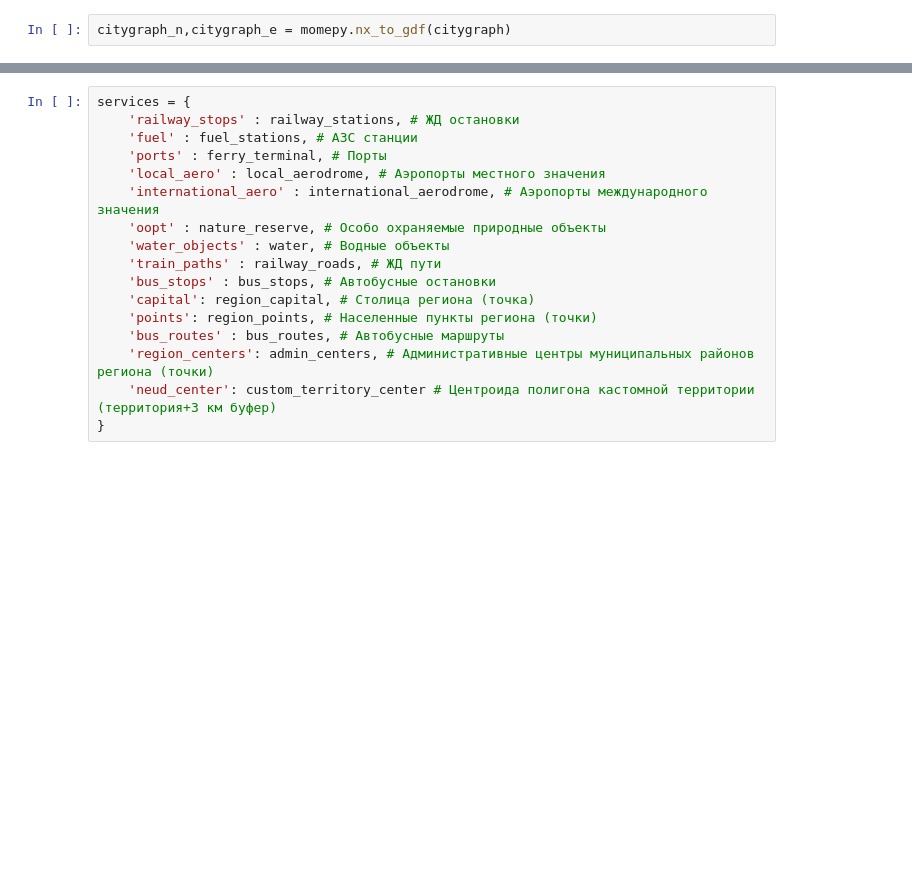
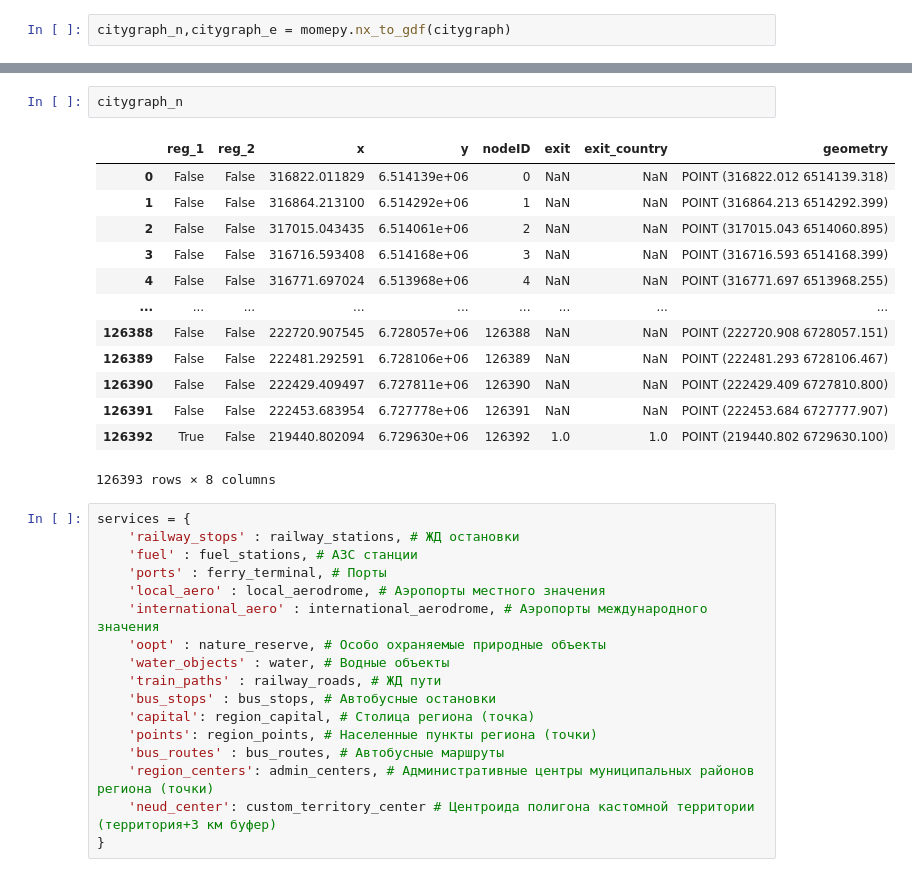
Before and after one commit to alexandermorozzov/transport_frames, a Jupyter notebook: notebooks/projecting.ipynb, the cells around one changed output, grey strips where cells are left out. Drawn from its saved outputs; the diff is of its cells as text; blank space fills up the shorter version.

```diff
--- a/notebooks/projecting.ipynb
+++ b/notebooks/projecting.ipynb
@@ -98,3 +114,19 @@ citygraph_n,citygraph_e = momepy.nx_to_gdf(citygraph)
+# %%
+citygraph_n
+# %% [output]
+|  | reg_1 | reg_2 | x | y | nodeID | exit | exit_country | geometry |
+| 0 | False | False | 316822.011829 | 6.514139e+06 | 0 | NaN | NaN | POINT (316822.012 6514139.318) |
+| 1 | False | False | 316864.213100 | 6.514292e+06 | 1 | NaN | NaN | POINT (316864.213 6514292.399) |
+| 2 | False | False | 317015.043435 | 6.514061e+06 | 2 | NaN | NaN | POINT (317015.043 6514060.895) |
+| 3 | False | False | 316716.593408 | 6.514168e+06 | 3 | NaN | NaN | POINT (316716.593 6514168.399) |
+| 4 | False | False | 316771.697024 | 6.513968e+06 | 4 | NaN | NaN | POINT (316771.697 6513968.255) |
+| ... | ... | ... | ... | ... | ... | ... | ... | ... |
+| 126388 | False | False | 222720.907545 | 6.728057e+06 | 126388 | NaN | NaN | POINT (222720.908 6728057.151) |
+| 126389 | False | False | 222481.292591 | 6.728106e+06 | 126389 | NaN | NaN | POINT (222481.293 6728106.467) |
+| 126390 | False | False | 222429.409497 | 6.727811e+06 | 126390 | NaN | NaN | POINT (222429.409 6727810.800) |
+| 126391 | False | False | 222453.683954 | 6.727778e+06 | 126391 | NaN | NaN | POINT (222453.684 6727777.907) |
+| 126392 | True | False | 219440.802094 | 6.729630e+06 | 126392 | 1.0 | 1.0 | POINT (219440.802 6729630.100) |
+126393 rows × 8 columns
 # %%
 services = {
     'railway_stops' : railway_stations, # ЖД остановки
```
Also changed, not shown: parts of 4 cells of this notebook, 1 other file.
